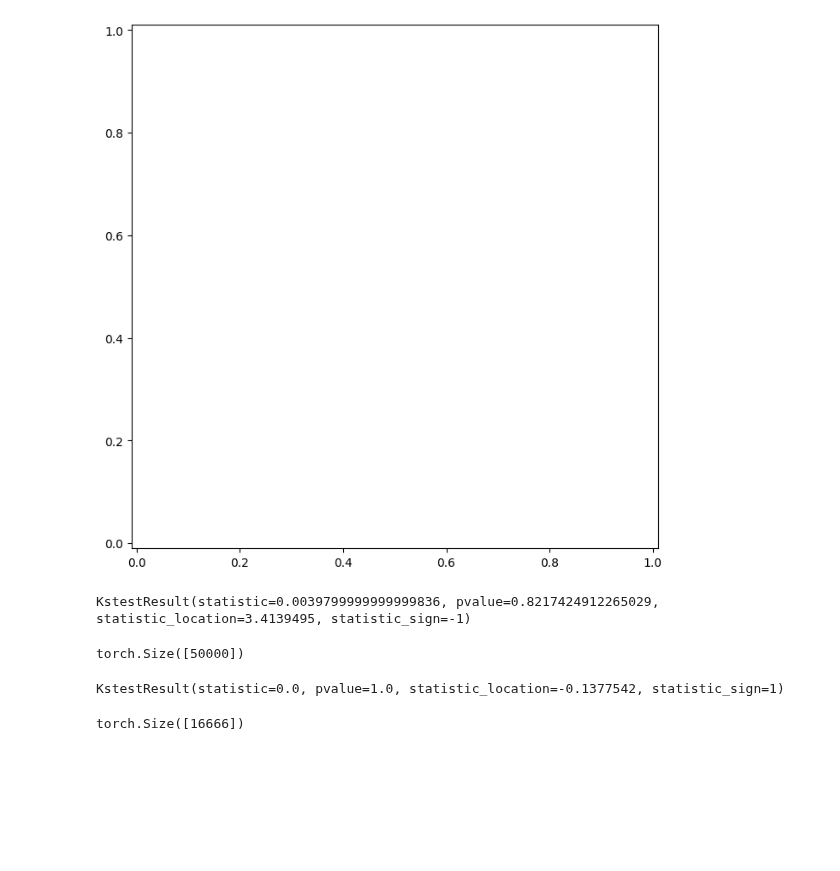
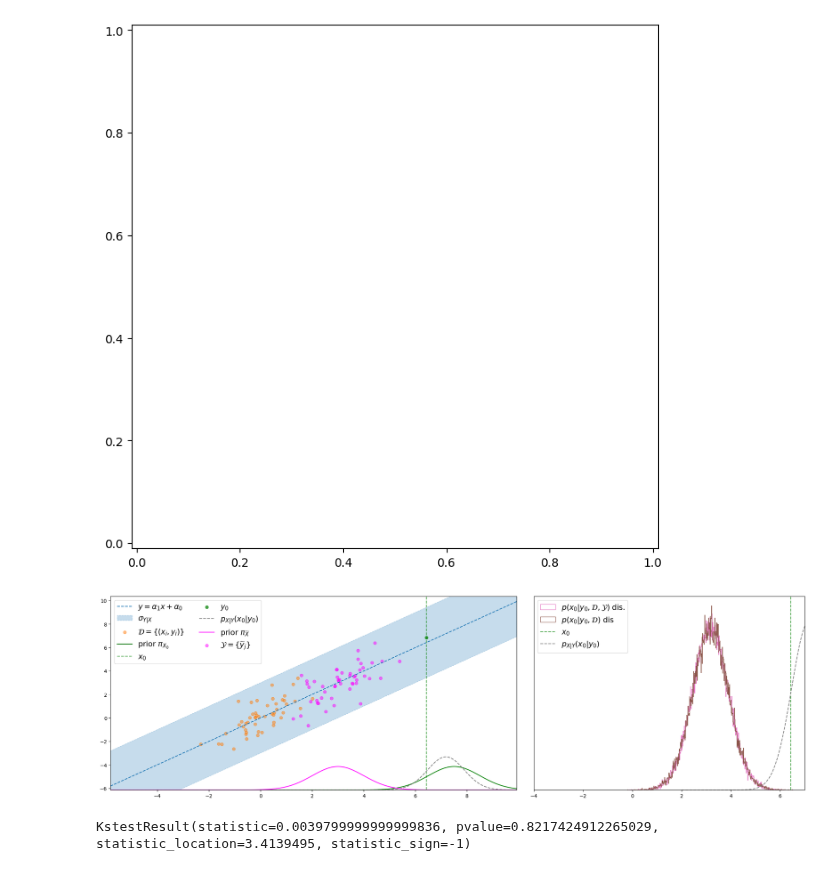
Before and after one commit to ElouanARGOUARCH/experiments, a Jupyter notebook: GRETSI2023/Illustration GRETSI-Semi_supervised.ipynb, the cells around one changed output. Saved outputs shown, nothing was run; the diff lists cells and outputs as text; code cells hidden in the pictures; blank space fills up the shorter version.

```diff
--- a/GRETSI2023/Illustration GRETSI-Semi_supervised.ipynb
+++ b/GRETSI2023/Illustration GRETSI-Semi_supervised.ipynb
@@ -127,29 +125,31 @@ NameError: name 'true_posterior' is not defined
 # %%
 fig = plt.figure(figsize = (25,7))
 ax = fig.subplots(1, 2, gridspec_kw={'width_ratios': [3, 2]}, squeeze = True)
 tt = torch.linspace(x_min,x_max,300)
 ax[0].set_xlim(x_min,x_max)
 ax[0].plot(tt.numpy(),(alpha[0]*tt+ alpha[1]).numpy(), linestyle = '--', label = r'$y = \alpha_1x+ \alpha_0$', color ='C0')
 ax[0].fill_between(tt.numpy(),(alpha[0]*tt+ alpha[1]).numpy() - 3*torch.sqrt(sigma20).numpy(),(alpha[0]*tt+ alpha[1]).numpy() + 3*torch.sqrt(sigma20).numpy(),linestyle = '--',color = 'C0',alpha = 0.25, label = r'$\sigma_{Y|X}$')
 ax[0].scatter(DX.numpy(), DY.numpy(), alpha =.5, label = r'$\mathcal{D}=\{(x_i,y_i)\}$', color = 'C1')
 ax[0].plot(tt, y_min + 5*torch.exp(inference_prior.log_prob(tt.unsqueeze(-1))), color = 'green', label=r'prior $\pi_{X_0}$')
 ax[0].axvline(x0.numpy(), color = 'green', alpha = .7, linestyle = '--', label='$x_0$')
 ax[0].scatter(x0.repeat(n_y0), y0, color = 'green', alpha = .7, label = r'$y_0$')
 ax[0].plot(tt,y_min+5*torch.exp(posterior.log_prob(tt)),linestyle ='--', label = r'$p_{X|Y}(x_0|y_0)$', color = 'grey')
 ax[0].plot(tt, y_min + 5*torch.exp(prior_unlabeled.log_prob(tt.unsqueeze(-1))), color = 'magenta', label=r'prior $\pi_{\widetilde{X}}$')
 ax[0].scatter(X,Y,color = 'magenta', alpha = .5, label = r'$\mathcal{Y} = \{\widetilde{y}_j\}$')
 ax[0].set_ylim(y_min,y_max)
 ax[0].legend(ncol = 2, fontsize = 15,loc = 'upper left')
 
 tt = torch.linspace(2, 12, 300)
 ax[1].hist(X0dssl, bins = 500, density = True, histtype = 'step', label = r'$p(x_0|y_0,\mathcal{D},\mathcal{Y})$ dis.', color = 'C6')
 ax[1].hist(X0d, bins = 500, density = True, histtype = 'step', label= r'$p(x_0|y_0,\mathcal{D})$ dis', color = 'C5')
 ax[1].axvline(x0.numpy(), color = 'green', alpha = .7, linestyle = '--', label='$x_0$')
-ax[1].plot(tt_post, torch.exp(posterior.log_prob(tt_post)),linestyle = '--', label = r'$p_{X|Y}(x_0|y_0)$', color = 'grey')
+ax[1].plot(tt, torch.exp(posterior.log_prob(tt)),linestyle = '--', label = r'$p_{X|Y}(x_0|y_0)$', color = 'grey')
 ax[1].tick_params(left=False,bottom=True,labelleft=False,labelbottom=True)
 ax[1].legend(ncol = 1, fontsize = 15,loc = 'upper left')
 ax[1].set_xlim(-4,7)
 plt.subplots_adjust(wspace=0.05, hspace=0)
 plt.show()
+# %% [output]
+[figure, added]
 # %%
 from scipy.stats import ks_2samp
@@ -176,12 +157,0 @@ independant_samples2 = X0dssl[mask.bool()]
-# %%
-print(mask.shape)
-# %% [output]
-torch.Size([50000])
-# %%
-ks_2samp(independant_samples2, independant_samples1)
-# %% [output]
-KstestResult(statistic=0.0, pvalue=1.0, statistic_location=-0.1377542, statistic_sign=1)
-# %%
-print(independant_samples.shape)
-# %% [output]
-torch.Size([16666])
```
Also changed, not shown: parts of 12 cells of this notebook.
